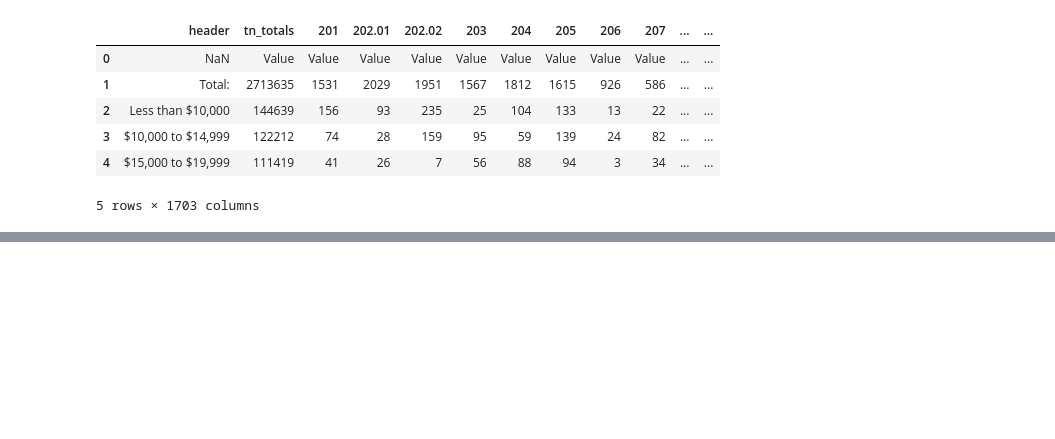
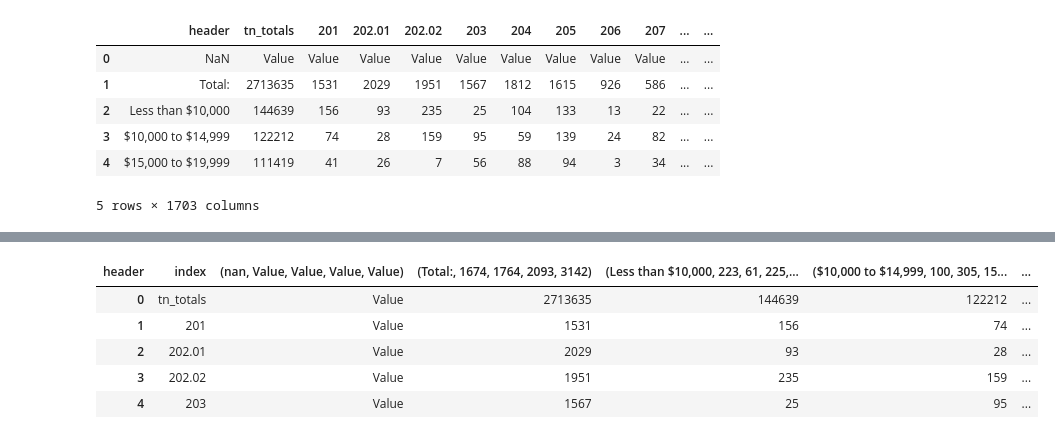
Before and after one commit to marthahunter/food-access, a Jupyter notebook: notebooks/food_access.ipynb, the cells around one changed output, grey strips where cells are left out. Saved outputs shown, nothing was run; the diff lists cells and outputs as text; code cells hidden in the pictures; blank space fills up the shorter version.

```diff
--- a/notebooks/food_access.ipynb
+++ b/notebooks/food_access.ipynb
@@ -246 +247,10 @@ census_df_transposed.head()
+# %%
+census_df_clean.head()
+# %% [output]
+| header | index | (nan, Value, Value, Value, Value) | (Total:, 1674, 1764, 2093, 3142) | (Less than $10,000, 223, 61, 225,... | ($10,000 to $14,999, 100, 305, 15... | ... |
+| 0 | tn_totals | Value | 2713635 | 144639 | 122212 | ... |
+| 1 | 201 | Value | 1531 | 156 | 74 | ... |
+| 2 | 202.01 | Value | 2029 | 93 | 28 | ... |
+| 3 | 202.02 | Value | 1951 | 235 | 159 | ... |
+| 4 | 203 | Value | 1567 | 25 | 95 | ... |
 # %%
```
Also changed, not shown: parts of 22 cells of this notebook.
